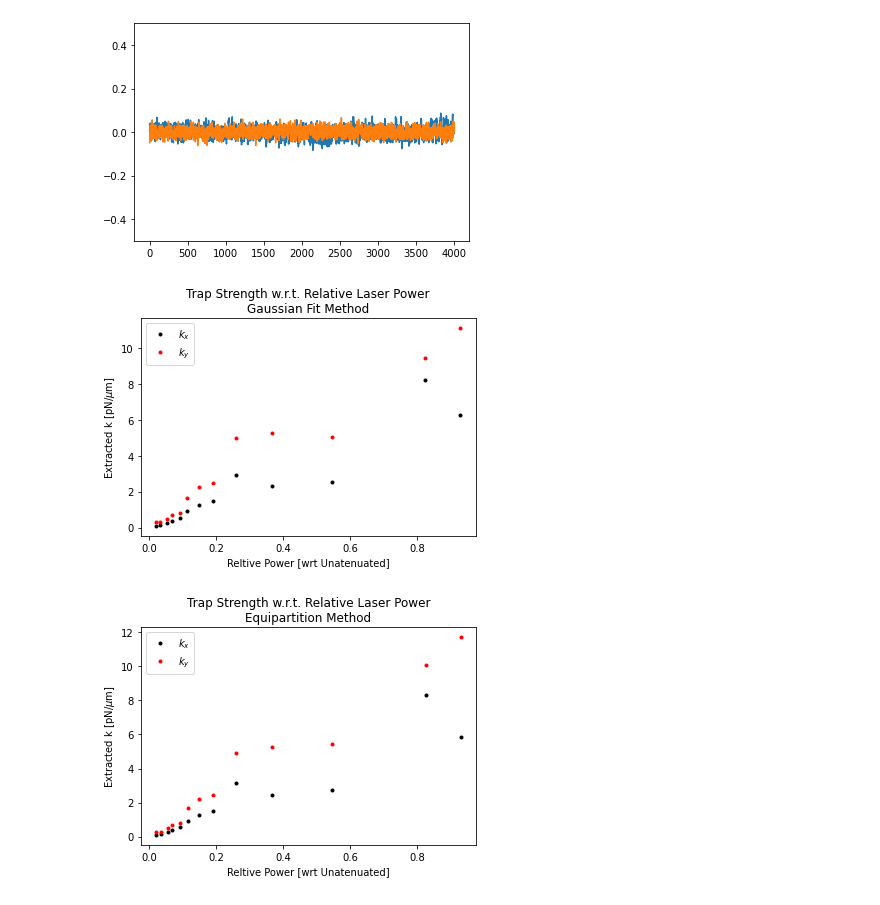
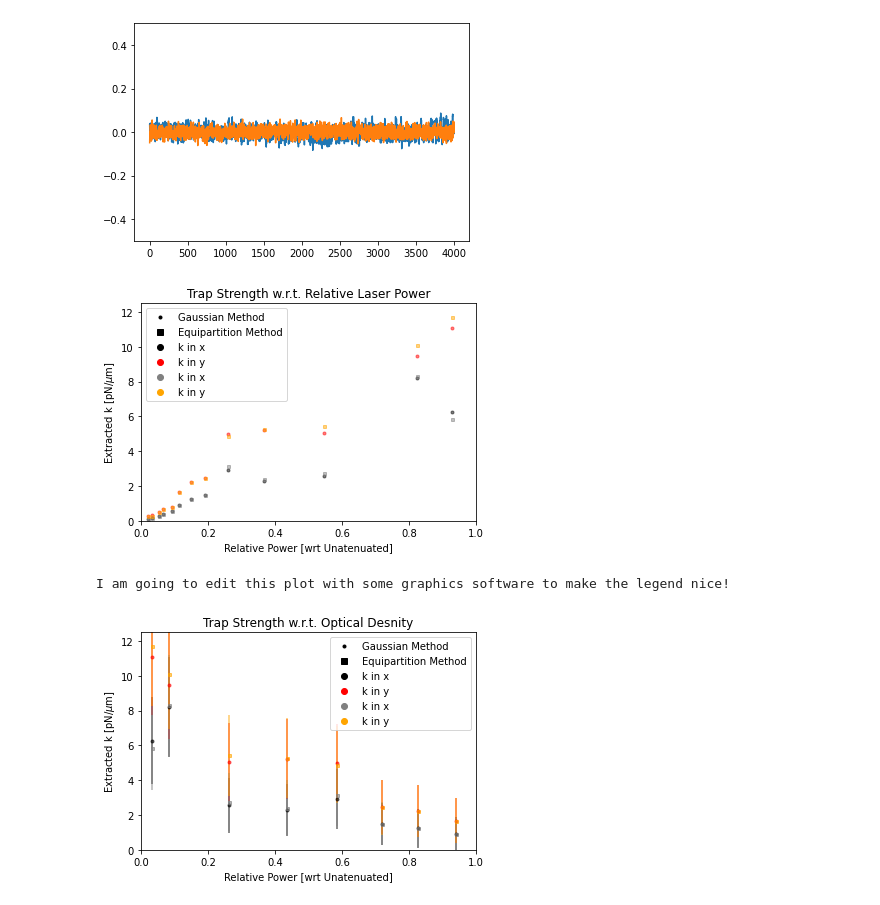
Before and after one commit to Ham0osh/Phys322W-OT, a Jupyter notebook: Power_dependance.ipynb, the cells around one changed output. Cells and saved outputs as stored; diff of their text form; code cells hidden in the pictures.

Commit message:
added potential well and other required plots

```diff
--- a/Power_dependance.ipynb
+++ b/Power_dependance.ipynb
@@ -75,24 +131,78 @@ for _ in filenames:
 [figure]
 [figure]
 # %%
-plt.plot(powerArray,k_arr_strength_gauss[:,0],"k.",label = r"$k_x$")
-plt.plot(powerArray,k_arr_strength_gauss[:,1],"r.",label = r"$k_y$")
+alpha = 0.5
+
+plt.plot(powerArray,k_arr_strength_gauss[:,0],".",color = "black",alpha = alpha)
+plt.plot(powerArray,k_arr_strength_gauss[:,1],".",color = "red",alpha = alpha)
 plt.ylabel(r"Extracted k [pN/$\mu$m]")
-plt.xlabel("Reltive Power [wrt Unatenuated]")
-plt.title("Trap Strength w.r.t. Relative Laser Power\nGaussian Fit Method")
+plt.xlabel("Relative Power [wrt Unatenuated]")
+#plt.title("Trap Strength w.r.t. Relative Laser Power\nGaussian Fit Method")
+#plt.legend()
+#plt.show()
+
+plt.plot(powerArray,k_arr_strength_equi[:,0],"s",markersize = 3,color = "grey",alpha = alpha)
+plt.plot(powerArray,k_arr_strength_equi[:,1],"s",markersize = 3,color = "orange",alpha = alpha)
+
+plt.plot(-10,-10,"k.",label = "Gaussian Method")
+plt.plot(-10,-10,"ks",label = "Equipartition Method")
+plt.plot(-10,-10,"o",label = "k in x",color = "black")
+plt.plot(-10,-10,"o",label = "k in y",color = "red")
+plt.plot(-10,-10,"o",label = "k in x",color = "grey")
+plt.plot(-10,-10,"o",label = "k in y",color = "orange")
+
+plt.xlim(0,1)
+plt.ylim(0,12.5)
+
+plt.ylabel(r"Extracted k [pN/$\mu$m]")
+plt.xlabel("Relative Power [wrt Unatenuated]")
+plt.title("Trap Strength w.r.t. Relative Laser Power")
 plt.legend()
 plt.show()
 
-plt.plot(powerArray,k_arr_strength_equi[:,0],"k.",label = r"$k_x$")
-plt.plot(powerArray,k_arr_strength_equi[:,1],"r.",label = r"$k_y$")
-plt.ylabel(r"Extracted k [pN/$\mu$m]")
-plt.xlabel("Reltive Power [wrt Unatenuated]")
-plt.title("Trap Strength w.r.t. Relative Laser Power\nEquipartition Method")
-plt.legend()
-plt.show()
+print("I am going to edit this plot with some graphics software to make the legend nice!")
 # %% [output]
-[figure, old version]
+[figure, new version]
-[figure, removed]
+I am going to edit this plot with some graphics software to make the legend nice!
+# %%
+# Plot WRT Optical Desnity (OD)
+OD_Array = -np.log10(powerArray)
+OD_Array_error = OD_Array*( 1/(powerArray*np.log(10))*powerArray_err )
+# x-axis error is of order 1e-3 is very small
+
+yerr_array_gaussx = np.sqrt(k_arr_strength_gauss[:,0])
+yerr_array_gaussy = np.sqrt(k_arr_strength_gauss[:,1])
+
+yerr_array_equix = np.sqrt(k_arr_strength_equi[:,0])
+yerr_array_equiy = np.sqrt(k_arr_strength_equi[:,1])
+
+alphaVal = 0.6
+
+plt.errorbar(OD_Array,k_arr_strength_gauss[:,0],yerr = yerr_array_gaussx, xerr = OD_Array_error, fmt =".",color = "black",alpha = alphaVal)
+plt.errorbar(OD_Array,k_arr_strength_gauss[:,1],yerr = yerr_array_gaussy, xerr = OD_Array_error, fmt =".",color = "red",alpha = alphaVal)
+plt.ylabel(r"Extracted k [pN/$\mu$m]")
+plt.xlabel("OD")
+
+plt.errorbar(OD_Array,k_arr_strength_equi[:,0],yerr = yerr_array_equix, xerr = OD_Array_error, fmt="s",markersize = 3,color = "grey",alpha = alphaVal)
+plt.errorbar(OD_Array,k_arr_strength_equi[:,1],yerr = yerr_array_equiy, xerr = OD_Array_error, fmt="s",markersize = 3,color = "orange",alpha = alphaVal)
+
+plt.plot(-10,-10,"k.",label = "Gaussian Method")
+plt.plot(-10,-10,"ks",label = "Equipartition Method")
+plt.plot(-10,-10,"o",label = "k in x",color = "black")
+plt.plot(-10,-10,"o",label = "k in y",color = "red")
+plt.plot(-10,-10,"o",label = "k in x",color = "grey")
+plt.plot(-10,-10,"o",label = "k in y",color = "orange")
+
+plt.xlim(0,1)
+plt.ylim(0,12.5)
+
+plt.ylabel(r"Extracted k [pN/$\mu$m]")
+plt.xlabel("Relative Power [wrt Unatenuated]")
+plt.title("Trap Strength w.r.t. Optical Desnity")
+plt.legend()
+plt.show()
+# %% [output]
+[figure, added]
 # %% [markdown]
 <a style='text-decoration:none;line-height:16px;display:flex;color:#5B5B62;padding:10px;justify-content:end;' href='https://deepnote.com?utm_source=created-in-deepnote-cell&projectId=4bb45f9e-f9d7-4771-843d-2a6451217511' target="_blank">
 <img alt='Created in deepnote.com' style='display:inline;max-height:16px;margin:0px;margin-right:7.5px;' src='embedded-picture-1' > </img>
```
Also changed, not shown: parts of 4 cells of this notebook, 7 other files.
